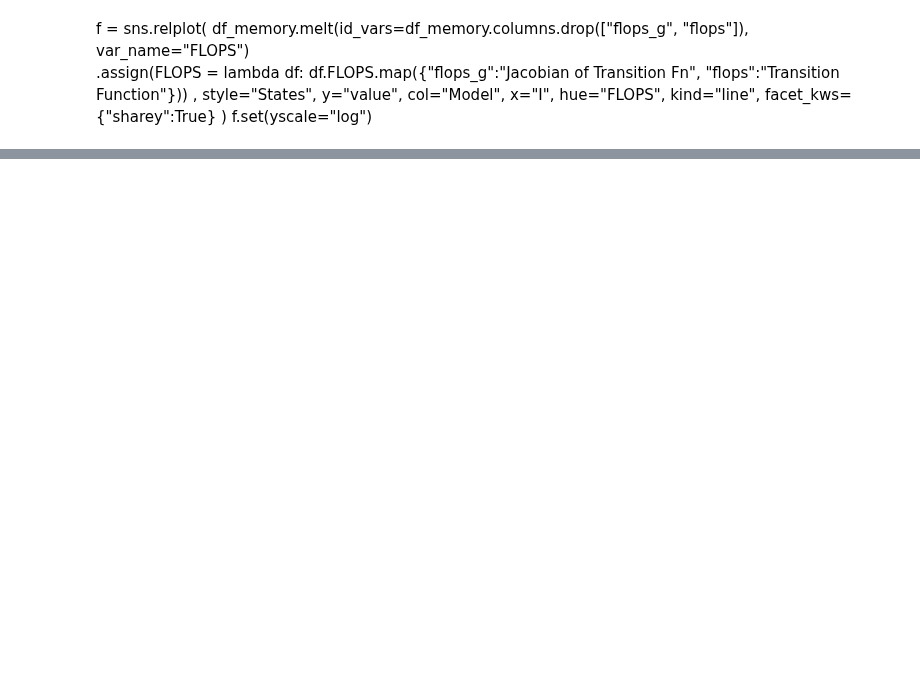
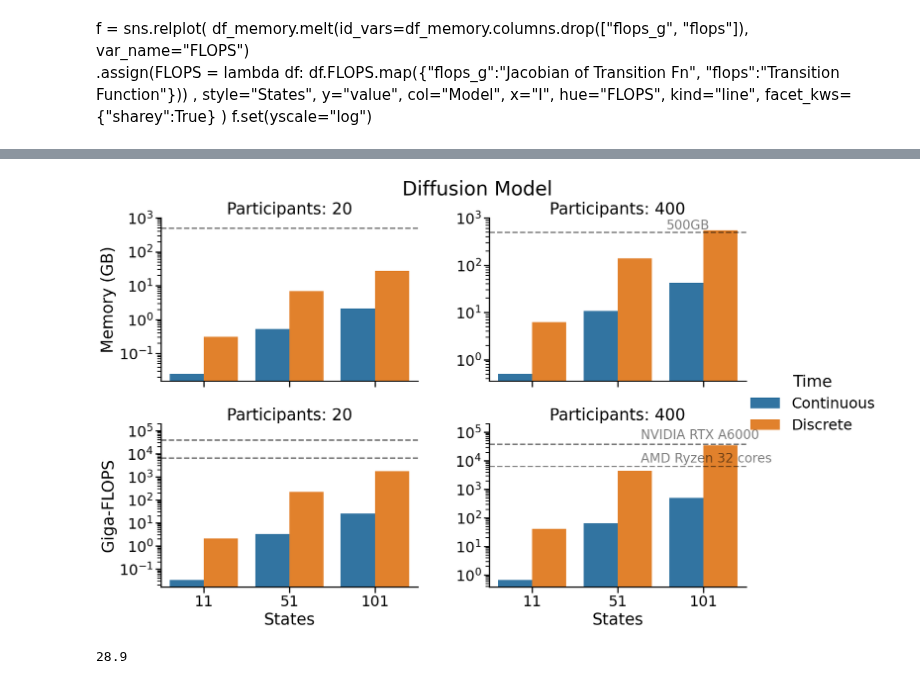
Before and after one commit to rkmalaiya/stochastic_cognitive_dynamics, a Jupyter notebook: poc/examine_memory.ipynb, the cells around one changed output, grey strips where cells are left out. Cells and saved outputs as stored; diff of their text form; code cells hidden in the pictures; blank space fills up the shorter version.

```diff
--- a/poc/examine_memory.ipynb
+++ b/poc/examine_memory.ipynb
@@ -217,0 +286,8 @@ cost
+# %%
+theta, alpha, tau, I, J = 11, 1.5, 0.01, 10, 50
+
+mu, sigma = npx.asarray([1.2]), npx.asarray([1])
+
+n_states = _get_n_states(alpha, theta, tau, sigma[0])
+dis_tran = _create_Wiener_Q(n_states, alpha, tau, sigma[0], mu)
+dis_tran.shape
@@ -415,3 +680,6 @@ hue="FLOPS",
 kind="line", facet_kws={"sharey":True}
 )
 f.set(yscale="log")
+# %%
+df_memory_plot = pd.concat([df_memory.assign(state="Continuous"), df_memory1.assign(state="Discrete")])
+df_memory_plot
@@ -417,0 +702,45 @@ f.set(yscale="log")
+# %%
+with sns.plotting_context("talk", font_scale=1.4):
+    f = sns.catplot(
+                df_memory_plot.query("Model=='Markov'").melt(id_vars=df_memory_plot.columns.drop(["bytes_accessed", "flops"]), var_name="func") \
+                .assign(func = lambda df: df.func.map({"flops":"Giga-FLOPS", "bytes_accessed":"Memory (GB)"})) \
+                .assign(I = lambda df: df.I.astype(str))
+                ,
+    x="States",
+    y="value",
+    hue="state", #col_order=["Likelihood", "Likelihood Gradient"],
+    col="I",
+    row="func",
+    kind="bar", aspect=1.5, legend=True, sharey=False
+    )
+    f.figure.suptitle("Diffusion Model", y=1.01)
+    f.legend.set_title("Time")
+    f.set(yscale="log")
+    f.axes[0,0].set_ylabel("Memory (GB)")
+    f.axes[1,0].set_ylabel("Giga-FLOPS")
+    f.set_xlabels("States")
+    f.set_titles("Participants: {col_name}")
+    f.axes[0,0].axhline(y=500, ls="--", alpha=0.5, color="black")
+    f.axes[0,1].axhline(y=500, ls="--", alpha=0.5, color="black")
+    f.axes[0,1].text(x=1.57, y=580, s="500GB", alpha=0.5, color="black", size=20)
+    #f.set_titles(col_template="")
+    f.axes[1,0].axhline(y=38.71*1000, ls="--", alpha=0.5, color="black") #38.71 TFLOPS
+    f.axes[1,0].axhline(y=6451.2, ls="--", alpha=0.5, color="black") # AMD Threadripper
+    f.axes[1,1].axhline(y=38.71*1000, ls="--", alpha=0.5, color="black") #38.71 TFLOPS
+    f.axes[1,1].axhline(y=6451.2, ls="--", alpha=0.5, color="black") # AMD Threadripper
+    #f.legend.set_title("Participants")
+    f.axes[1,1].text(y=38.71*1500, x=1.27, s="NVIDIA RTX A6000", alpha=0.5, size=20) #https://www.techpowerup.com/gpu-specs/rtx-a6000.c3686
+    f.axes[1,1].text(y=8900, x=1.27, s="AMD Ryzen 32 cores", alpha=0.5, size=20) #https://www.techpowerup.com/cpu-specs/ryzen-threadripper-pro-3975wx.c2315#:~:text=6%2C451.2,GFLOPS
+    #f.set(ylim=(None, 100000))
+    f.axes[0,0].set_ylim((None, 1000))
+    f.axes[0,1].set_ylim((None, 1000))
+
+    f.axes[1,0].set_ylim((None, 200000))
+    f.axes[1,1].set_ylim((None, 200000))
+# %% [output]
+[figure, added]
+# %%
+arr = np.ones((400, 50, 425, 425))
+(arr.itemsize * arr.size) / 1000000000
+# %% [output]
+28.9
```
Also changed, not shown: parts of 30 cells of this notebook.
